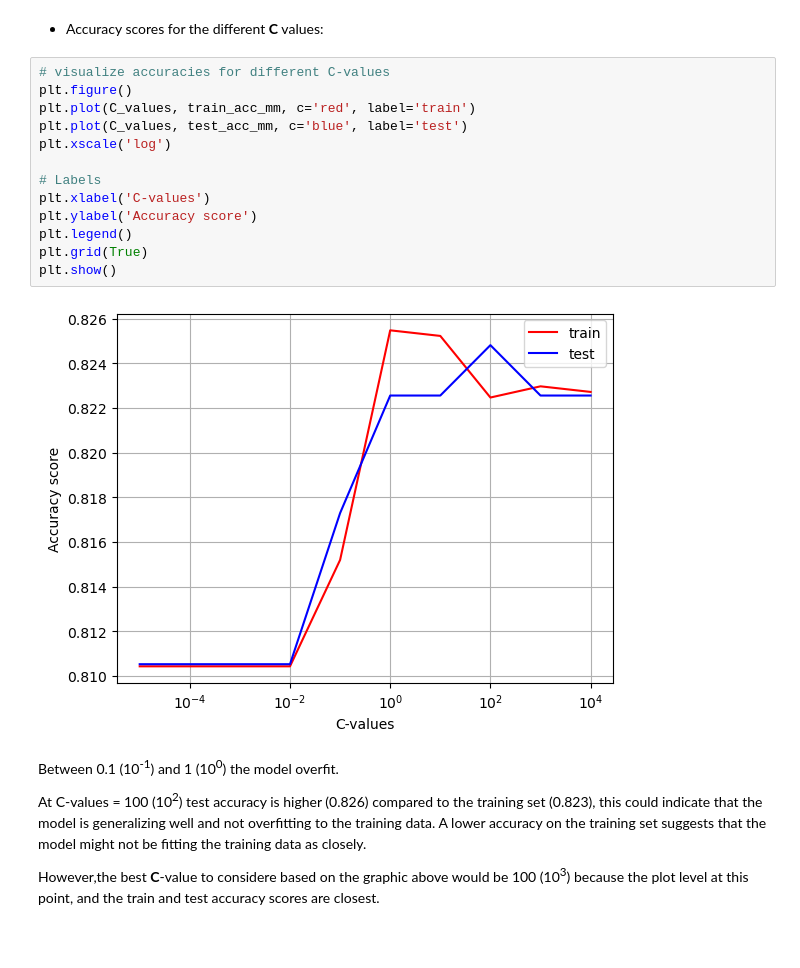
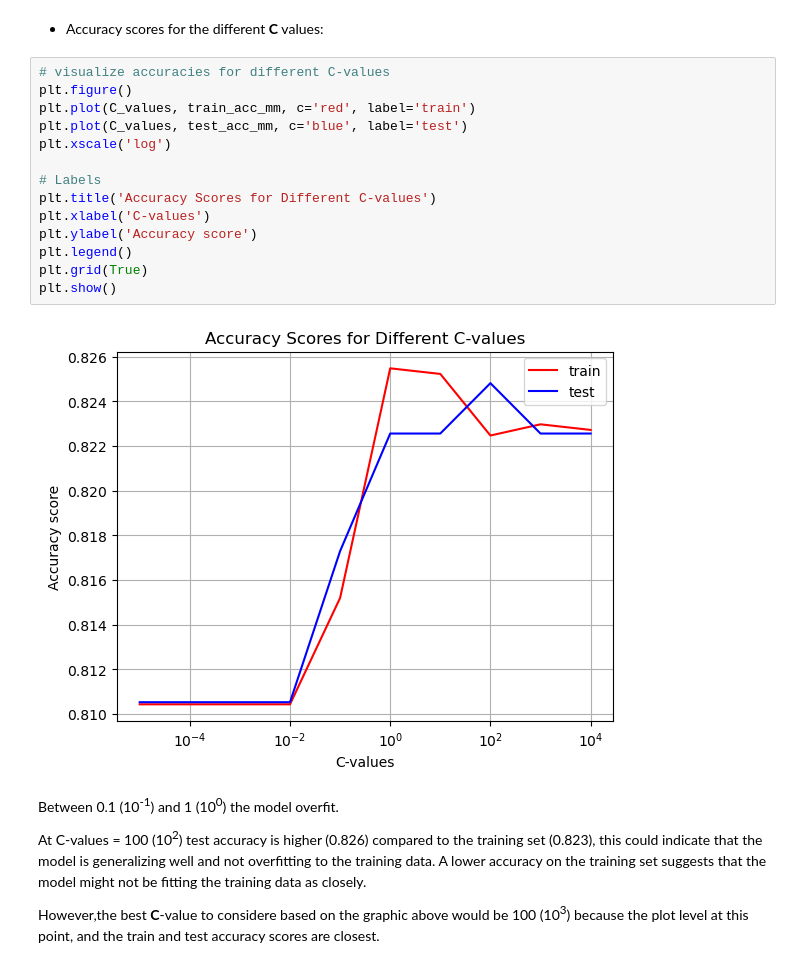
Before and after one commit to danielamartinezli/wine_classification, a Jupyter notebook: notebook/wine_quality.ipynb, the cells around one changed output. Cells and saved outputs as stored; diff of their text form; blank space fills up the shorter version.

```diff
--- a/notebook/wine_quality.ipynb
+++ b/notebook/wine_quality.ipynb
@@ -704,18 +711,19 @@ A very fast process.
 # %%
 # visualize accuracies for different C-values
 plt.figure()
 plt.plot(C_values, train_acc_mm, c='red', label='train')
 plt.plot(C_values, test_acc_mm, c='blue', label='test')
 plt.xscale('log')
 
 # Labels
+plt.title('Accuracy Scores for Different C-values')
 plt.xlabel('C-values')
 plt.ylabel('Accuracy score')
 plt.legend()
 plt.grid(True)
 plt.show()
 # %% [output]
-[figure, old version]
+[figure, new version]
 # %% [markdown]
 Between 0.1 (10<sup>-1</sup>) and 1 (10<sup>0</sup>) the model overfit.
 
```
Also changed, not shown: parts of 56 cells of this notebook.
